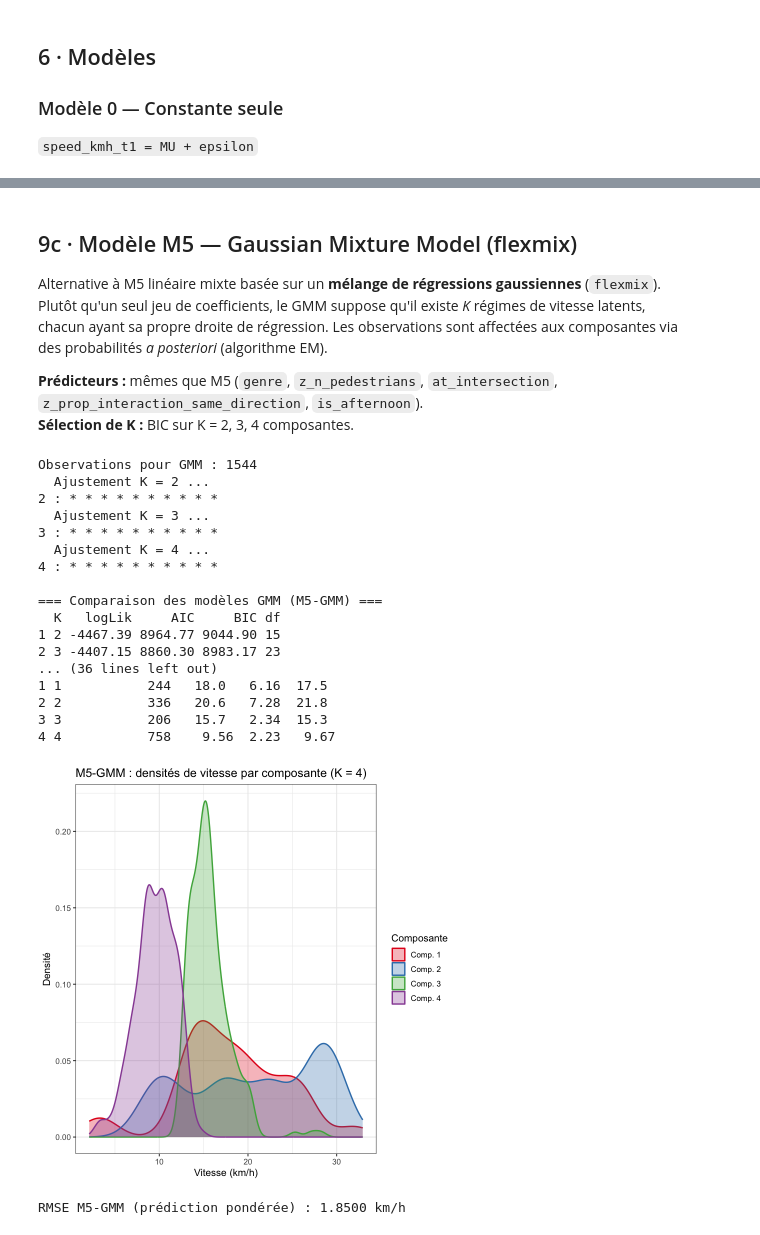
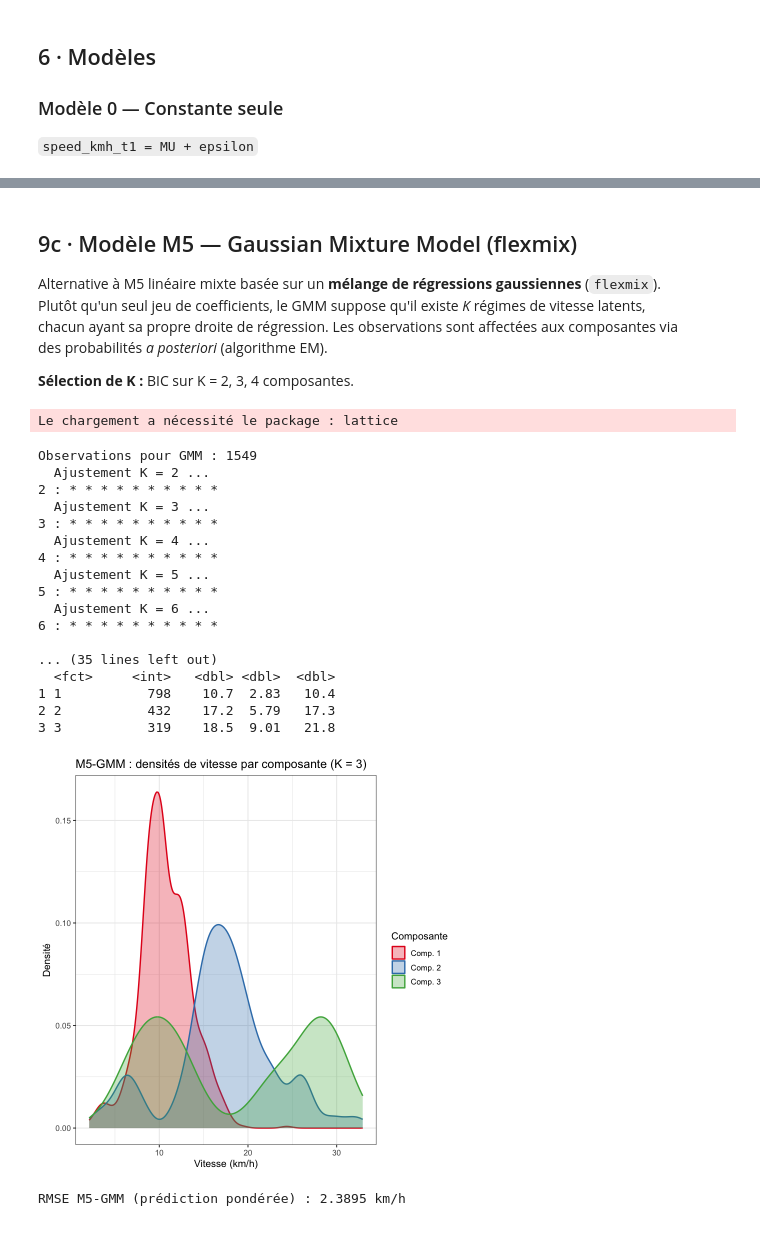
Before and after one commit to martin1207/newmob_modeling, a Jupyter notebook: escooter_linear_speed_R.ipynb, the cells around one changed output, grey strips where cells are left out. Saved outputs shown, nothing was run; the diff lists cells and outputs as text; code cells hidden in the pictures.

```diff
--- a/escooter_linear_speed_R.ipynb
+++ b/escooter_linear_speed_R.ipynb
@@ -108,10 +145,13 @@ df_1hz <- df_raw %>%
   group_by(source, second) %>%
   summarise(
     speed_kmh_t1                    = mean(speed_kmh_t1,                        na.rm = TRUE),
+    speed_kmh                       = mean(speed_kmh,                           na.rm = TRUE),
+    delta_yaw_deg                   = mean(delta_yaw_deg,                       na.rm = TRUE),
     rider_id                     = first(rider_id),
     n_pedestrians                = median(n_pedestrians,                      na.rm = TRUE),
     n_cyclists                   = median(n_cyclists,                         na.rm = TRUE),
     road_width_perp_m            = mean(road_width_perp_m,                 na.rm = TRUE),
+    slope_signed_pct             = mean(slope_signed_pct,                  na.rm = TRUE),
     environment_type             = first(environment_type),
     hour                         = first(hour),
     day_of_week                  = first(day_of_week),
@@ -150,6 +190,14 @@ df_1hz <- df_raw %>%
     ped_min_distance_m   = suppressWarnings(min(ped_min_distance_m,   na.rm = TRUE)),
     ped_mean_distance_m  = mean(ped_mean_distance_m,                  na.rm = TRUE),
     ped_max_distance_m   = suppressWarnings(max(ped_max_distance_m,   na.rm = TRUE)),
+    ped_mean_angle_deg   = mean(ped_mean_angle_deg,                   na.rm = TRUE),
+    n_ped_under_5m       = mean(n_ped_under_5m,                       na.rm = TRUE),
+    n_ped_under_10m      = mean(n_ped_under_10m,                      na.rm = TRUE),
+    n_ped_under_15m      = mean(n_ped_under_15m,                      na.rm = TRUE),
+    n_ped_under_20m      = mean(n_ped_under_20m,                      na.rm = TRUE),
+    # ── Position du piéton le plus proche : moyenne sur la seconde ──
+    ped_closest_lateral_m      = mean(ped_closest_lateral_m,      na.rm = TRUE),
+    ped_closest_longitudinal_m = mean(ped_closest_longitudinal_m, na.rm = TRUE),
     n_ped_detected       = mean(n_ped_detected,                       na.rm = TRUE),
 
     # ── Variables contextuelles (première valeur disponible) ────────────────
@@ -157,13 +205,17 @@ df_1hz <- df_raw %>%
     LIGHTING_LABEL               = first(na.omit(LIGHTING_LABEL)),
     SURFACE_CONDITION_LABEL      = first(na.omit(SURFACE_CONDITION_LABEL)),
     at_intersection              = first(na.omit(at_intersection)),
+    # ── Virages (GPS) : 1 si la seconde contient une frame proche d'un virage ──
+    is_before_turn               = max(turn_label %in% c("before_left_turn", "before_right_turn")),
+    is_after_turn                = max(turn_label %in% c("after_left_turn",  "after_right_turn")),
   ) %>%
   arrange(source, second) %>%
   group_by(source) %>%
   mutate(speed_kmh_t1 = ifelse(second == max(second), NA_real_, speed_kmh_t1)) %>%
   ungroup() %>%
   # min/max sur vecteur tout-NA renvoient ±Inf → on remet en NA
-  mutate(across(c(ped_min_distance_m, ped_mean_distance_m, ped_max_distance_m),
+  mutate(across(c(ped_min_distance_m, ped_mean_distance_m, ped_max_distance_m, ped_mean_angle_deg,
+                  ped_closest_lateral_m, ped_closest_longitudinal_m),
                 ~ ifelse(is.finite(.), ., NA_real_)))
 
 cat(sprintf("Après réduction 1 Hz : %s secondes — %d trajets\n",
@@ -495,13 +537,10 @@ df_model <- df_model %>%
 # %%
 r5 <- run_mixed_linear_panel(
   df_model,
-  rhs = "genre  + z_n_pedestrians + at_intersection + z_prop_interaction_same_direction + is_afternoon + z_ped_min_distance_m
-
-
-  ",
+  rhs = "genre  + at_intersection+ z_prop_interaction_same_direction + is_square +is_afternoon + z_n_ped_under_5m   + z_n_ped_under_10m + z_slope_signed_pct  + is_first_5s  + is_before_turn + is_after_turn",
   model_name   = "M5_mixed",
   panel_id_col = c("rider_id","source"),
-  method       = "REML"   # "ML" (défaut) ou "REML"
+  method       = "ML"   # "ML" (défaut) ou "REML"
 )
 all_results[["M5_mixed"]] <- r5$metrics
 
@@ -686,8 +735,6 @@ Plutôt qu'un seul jeu de coefficients, le GMM suppose qu'il existe *K* régimes
 chacun ayant sa propre droite de régression. Les observations sont affectées aux composantes via
 des probabilités *a posteriori* (algorithme EM).
 
-**Prédicteurs :** mêmes que M5 (`genre`, `z_n_pedestrians`, `at_intersection`,
-`z_prop_interaction_same_direction`, `is_afternoon`).
 **Sélection de K :** BIC sur K = 2, 3, 4 composantes.
 # %%
 # ── Installation & chargement ────────────────────────────────────────────────
@@ -697,7 +744,8 @@ library(flexmix)
 
 # ── Données complètes (mêmes variables que M5) ───────────────────────────────
 gmm_vars <- c("speed_kmh_t1", "genre", "z_n_pedestrians", "at_intersection",
-              "z_prop_interaction_same_direction", "is_afternoon",
+              "z_prop_interaction_same_direction", "is_afternoon","z_ped_min_distance_m",
+              "z_ped_mean_angle_deg",
               "rider_id", "source")
 df_gmm <- df_model[, gmm_vars[gmm_vars %in% names(df_model)]]
 df_gmm <- df_gmm[complete.cases(df_gmm), ]
@@ -705,11 +753,12 @@ cat(sprintf("Observations pour GMM : %d\n", nrow(df_gmm)))
 
 # ── Formule identique à M5 ───────────────────────────────────────────────────
 f_gmm <- speed_kmh_t1 ~ genre + z_n_pedestrians + at_intersection +
-                        z_prop_interaction_same_direction + is_afternoon
+                        z_prop_interaction_same_direction + is_afternoon + z_ped_min_distance_m +
+                        z_ped_mean_angle_deg
 
 # ── Ajustement pour K = 2, 3, 4 avec 10 restarts ────────────────────────────
 set.seed(42)
-K_range <- 2:4
+K_range <- 2:6
 gmm_fits <- lapply(K_range, function(k) {
   cat(sprintf("  Ajustement K = %d ...\n", k))
   stepFlexmix(f_gmm, data = df_gmm, k = k, nrep = 10,
@@ -801,49 +850,50 @@ p_coef <- ggplot(coef_df,
   labs(title  = sprintf("M5-GMM : coefficients par composante (K = %d)", best_k),
        x      = "Estimation (km/h)",
        y      = NULL,
        colour = "Composante",
        shape  = "Composante") +
   theme_bw(base_size = 12)
 print(p_coef)
 
 # ── Résidus GMM : prédiction pondérée par p(k|x) ─────────────────────────────
 # fitted(best_gmm) renvoie une matrice nrow(df_gmm) × best_k
 # chaque colonne j contient les valeurs ajustées sous la composante j
 fitted_mat     <- fitted(best_gmm)          # nrow x K — pas de calcul manuel
 y_hat_weighted <- rowSums(post_probs * fitted_mat)
 resid_gmm      <- df_gmm$speed_kmh_t1 - y_hat_weighted
 rmse_gmm       <- sqrt(mean(resid_gmm^2))
 cat(sprintf("\nRMSE M5-GMM (prédiction pondérée) : %.4f km/h\n", rmse_gmm))
 
 # Histogramme des résidus
 resid_df_gmm <- data.frame(resid = resid_gmm)
 p_resid <- ggplot(resid_df_gmm, aes(x = resid)) +
   geom_histogram(aes(y = after_stat(density)), bins = 40,
                  fill = "steelblue", colour = "white", alpha = 0.8) +
   stat_function(fun  = dnorm,
                 args = list(mean = mean(resid_gmm), sd = sd(resid_gmm)),
                 colour = "firebrick", linewidth = 1.1) +
   labs(title = "M5-GMM : résidus (prédiction pondérée)",
        x = "Résidu (km/h)", y = "Densité") +
   theme_bw(base_size = 12)
 print(p_resid)
 # %% [output]
-Observations pour GMM : 1544
-  Ajustement K = 2 ...
-2 : * * * * * * * * * *
-  Ajustement K = 3 ...
-3 : * * * * * * * * * *
-  Ajustement K = 4 ...
-4 : * * * * * * * * * *
-
-=== Comparaison des modèles GMM (M5-GMM) ===
-  K   logLik     AIC     BIC df
-1 2 -4467.39 8964.77 9044.90 15
-2 3 -4407.15 8860.30 8983.17 23
-... (36 lines left out)
-1 1           244   18.0   6.16  17.5
-2 2           336   20.6   7.28  21.8
-3 3           206   15.7   2.34  15.3
-4 4           758    9.56  2.23   9.67
+Le chargement a nécessité le package : lattice
+Observations pour GMM : 1549
+  Ajustement K = 2 ...
+2 : * * * * * * * * * *
+  Ajustement K = 3 ...
+3 : * * * * * * * * * *
+  Ajustement K = 4 ...
+4 : * * * * * * * * * *
+  Ajustement K = 5 ...
+5 : * * * * * * * * * *
+  Ajustement K = 6 ...
+6 : * * * * * * * * * *
+
+... (35 lines left out)
+  <fct>     <int>   <dbl> <dbl>  <dbl>
+1 1           798    10.7  2.83   10.4
+2 2           432    17.2  5.79   17.3
+3 3           319    18.5  9.01   21.8
-[figure, old version]
+[figure, new version]
-RMSE M5-GMM (prédiction pondérée) : 1.8500 km/h
+RMSE M5-GMM (prédiction pondérée) : 2.3895 km/h
```
Also changed, not shown: parts of 40 cells of this notebook, 3 other files.
